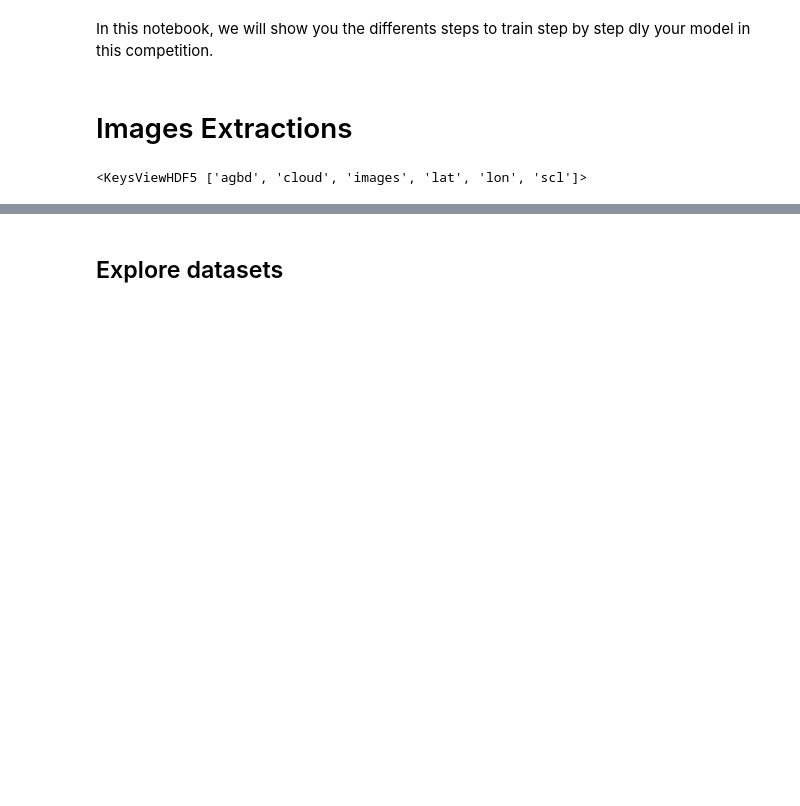
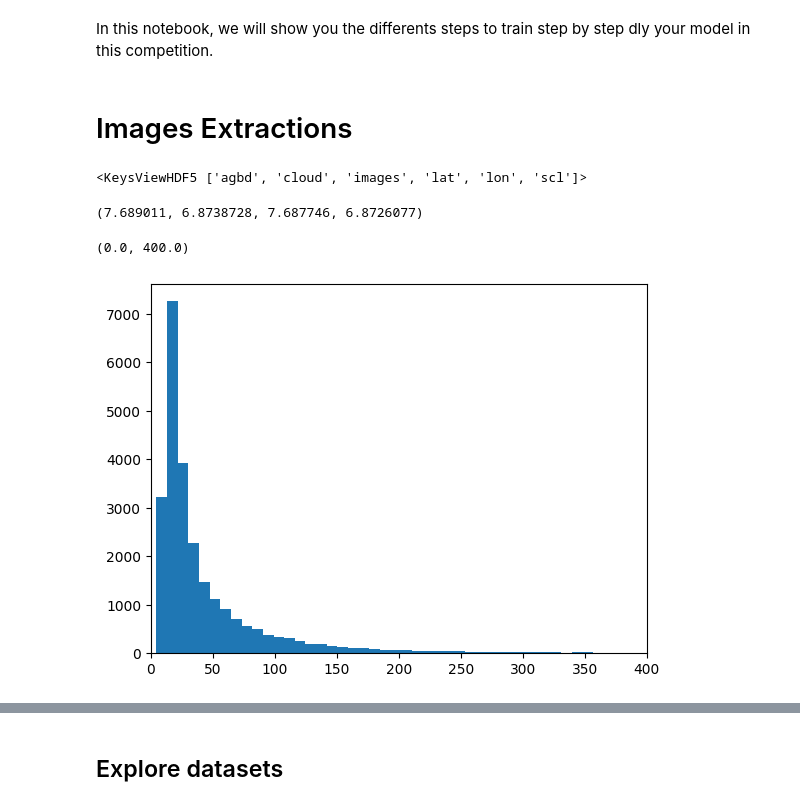
Before and after one commit to heath3rq/ML_Machine-Learning-Biomass-Density-Estimation, a Jupyter notebook: GIZ_Biomass_Starter_Notebook.ipynb, the cells around one changed output, grey strips where cells are left out. Drawn from its saved outputs; the diff is of its cells as text; code cells hidden in the pictures; blank space fills up the shorter version.

```diff
--- a/GIZ_Biomass_Starter_Notebook.ipynb
+++ b/GIZ_Biomass_Starter_Notebook.ipynb
@@ -22,3 +22,13 @@ testset = h5py.File("09072022_1154_test.h5", "r")
 trainset.keys()
 # %% [output]
 <KeysViewHDF5 ['agbd', 'cloud', 'images', 'lat', 'lon', 'scl']>
+# %%
+np.array(trainset['lat'])[1].max(), np.array(trainset['lat'])[0].max(), np.array(trainset['lat'])[1].min(), np.array(trainset['lat'])[0].min()
+# %% [output]
+(7.689011, 6.8738728, 7.687746, 6.8726077)
+# %%
+plt.hist(np.array(trainset['agbd']), bins = 100)
+plt.xlim(0, 400)
+# %% [output]
+(0.0, 400.0)
+[figure, added]
```
Also changed, not shown: parts of 19 cells of this notebook.
